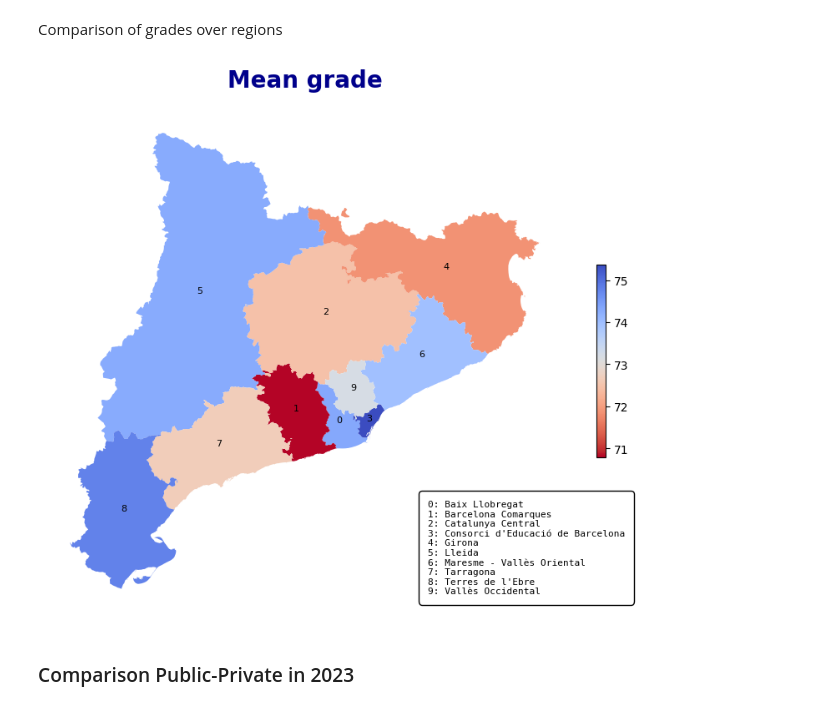
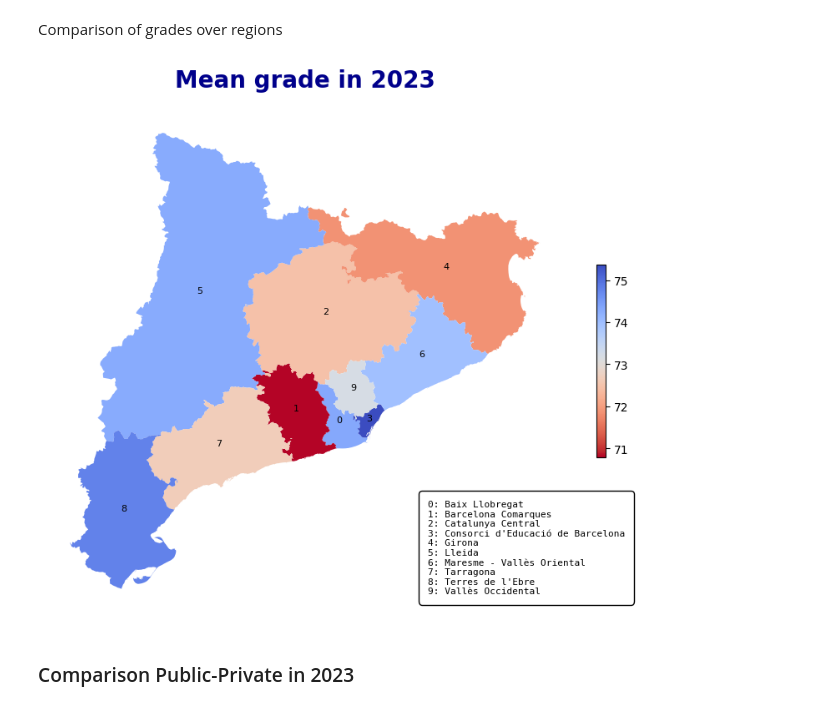
Before and after one commit to edejuan2002/avdm_Competecies, a Jupyter notebook: Eduardo/ed_approach.ipynb, the cells around one changed output. Cells and saved outputs as stored; diff of their text form; code cells hidden in the pictures.

```diff
--- a/Eduardo/ed_approach.ipynb
+++ b/Eduardo/ed_approach.ipynb
@@ -209,35 +209,35 @@ means_by_area.plot(column='mean_grade',
 # Add region codes as text on the map
 for idx, row in proportions_gdf.iterrows():
     ax.text(row.geometry.centroid.x, row.geometry.centroid.y,
             row['code'], fontsize=8, ha='center', color='black')
 
 # Create a string for the mapping of codes to region names
 legend_text = "\n".join([f"{row['code']}: {row['area_territorial']}" for _, row in proportions_gdf.iterrows()])
 
 # Create a box for the legend
 legend_box = TextArea(legend_text, textprops=dict(fontsize=8, family='monospace'))
 anchored_box = AnchoredOffsetbox(loc='lower center',  # Place at the bottom center
                                  child=legend_box,
                                  pad=0.5,
                                  frameon=True,  # Enable the box frame
                                  bbox_to_anchor=(0.7, 0.2),  # Offset below the plot
                                  bbox_transform=fig.transFigure,  # Use figure coordinates
                                  borderpad=0.5)
 anchored_box.patch.set_boxstyle("round,pad=0.3")  # Rounded corners for the box
 ax.add_artist(anchored_box)
 
 # Customize the title
-plt.title('Mean grade',
+plt.title('Mean grade in 2023',
           fontsize=20,
           fontweight='bold',
           color='darkblue',
           loc='center',
           pad=20)
 
 plt.axis('off')  # Hide axes
 plt.show()
 # %% [output]
-[figure, old version]
+[figure, new version]
 # %%
 c_priv = comp2[comp2["naturalesa"] == "Privat"].copy()
 c_priv.rename(columns={'any': 'curs_escolar'}, inplace=True)
```
Also changed, not shown: parts of 8 cells of this notebook.
